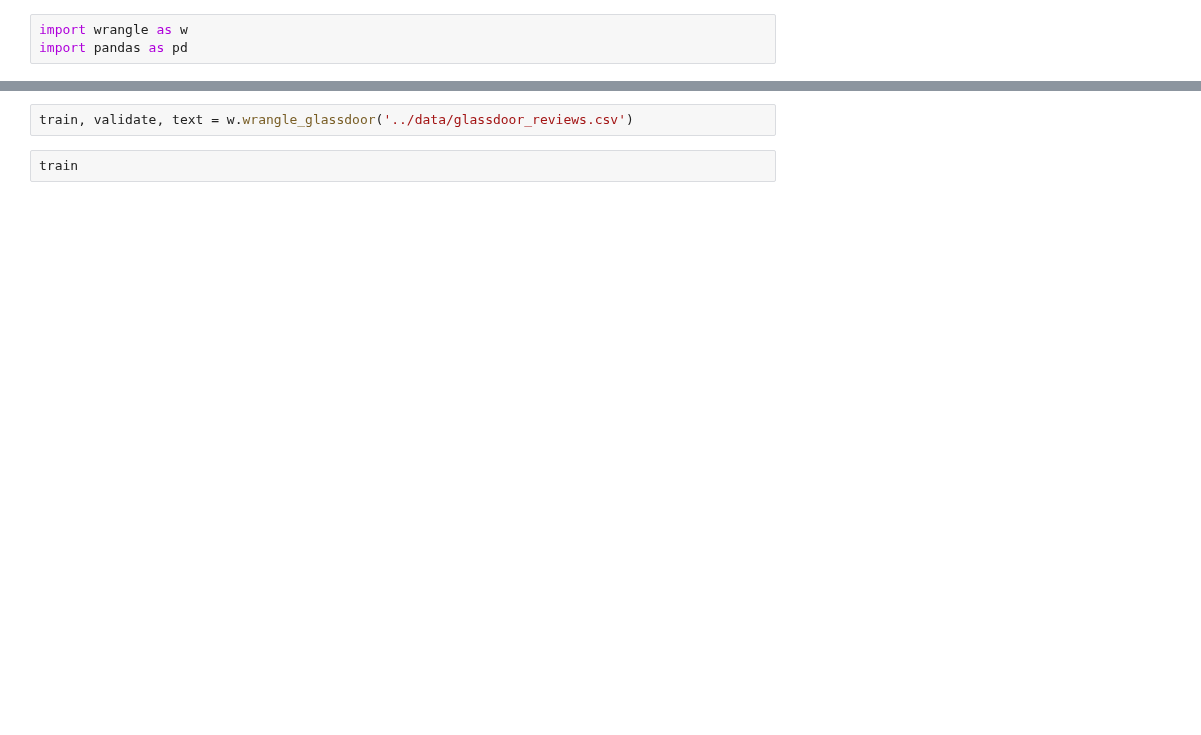
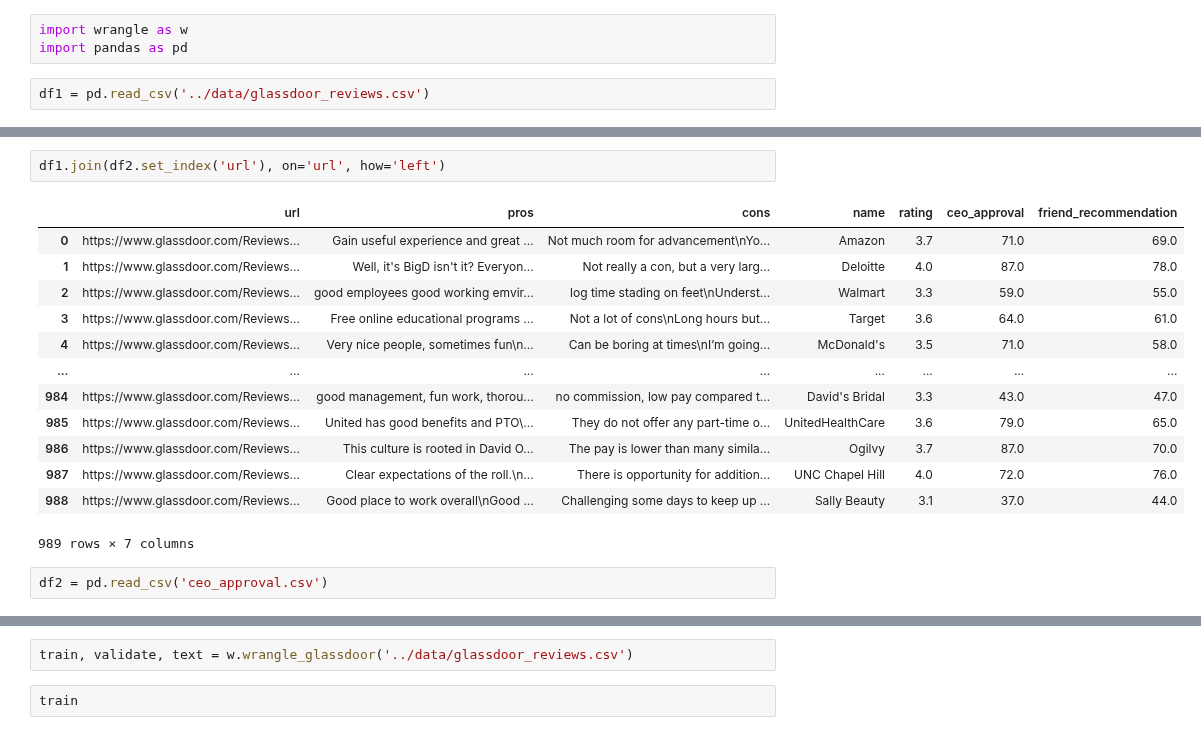
Before and after one commit to glassdoorstars/glassdoor-rating-predictions, a Jupyter notebook: Martin/Untitled.ipynb, the cells around one changed output, grey strips where cells are left out. Drawn from its saved outputs; the diff is of its cells as text; blank space fills up the shorter version.

Commit message:
pushing ceo_approval data

```diff
--- a/Martin/Untitled.ipynb
+++ b/Martin/Untitled.ipynb
@@ -1,3 +1,5 @@
 # %%
 import wrangle as w
 import pandas as pd
+# %%
+df1 = pd.read_csv('../data/glassdoor_reviews.csv')
@@ -3,0 +22,18 @@ import pandas as pd
+# %%
+df1.join(df2.set_index('url'), on='url', how='left')
+# %% [output]
+|  | url | pros | cons | name | rating | ceo_approval | friend_recommendation |
+| 0 | https://www.glassdoor.com/Reviews... | Gain useful experience and great ... | Not much room for advancement\nYo... | Amazon | 3.7 | 71.0 | 69.0 |
+| 1 | https://www.glassdoor.com/Reviews... | Well, it's BigD isn't it? Everyon... | Not really a con, but a very larg... | Deloitte | 4.0 | 87.0 | 78.0 |
+| 2 | https://www.glassdoor.com/Reviews... | good employees good working emvir... | log time stading on feet\nUnderst... | Walmart | 3.3 | 59.0 | 55.0 |
+| 3 | https://www.glassdoor.com/Reviews... | Free online educational programs ... | Not a lot of cons\nLong hours but... | Target | 3.6 | 64.0 | 61.0 |
+| 4 | https://www.glassdoor.com/Reviews... | Very nice people, sometimes fun\n... | Can be boring at times\nI’m going... | McDonald's | 3.5 | 71.0 | 58.0 |
+| ... | ... | ... | ... | ... | ... | ... | ... |
+| 984 | https://www.glassdoor.com/Reviews... | good management, fun work, thorou... | no commission, low pay compared t... | David's Bridal | 3.3 | 43.0 | 47.0 |
+| 985 | https://www.glassdoor.com/Reviews... | United has good benefits and PTO\... | They do not offer any part-time o... | UnitedHealthCare | 3.6 | 79.0 | 65.0 |
+| 986 | https://www.glassdoor.com/Reviews... | This culture is rooted in David O... | The pay is lower than many simila... | Ogilvy | 3.7 | 87.0 | 70.0 |
+| 987 | https://www.glassdoor.com/Reviews... | Clear expectations of the roll.\n... | There is opportunity for addition... | UNC Chapel Hill | 4.0 | 72.0 | 76.0 |
+| 988 | https://www.glassdoor.com/Reviews... | Good place to work overall\nGood ... | Challenging some days to keep up ... | Sally Beauty | 3.1 | 37.0 | 44.0 |
+989 rows × 7 columns
+# %%
+df2 = pd.read_csv('ceo_approval.csv')
```
Also changed, not shown: parts of 2 cells of this notebook, 7 other files.
